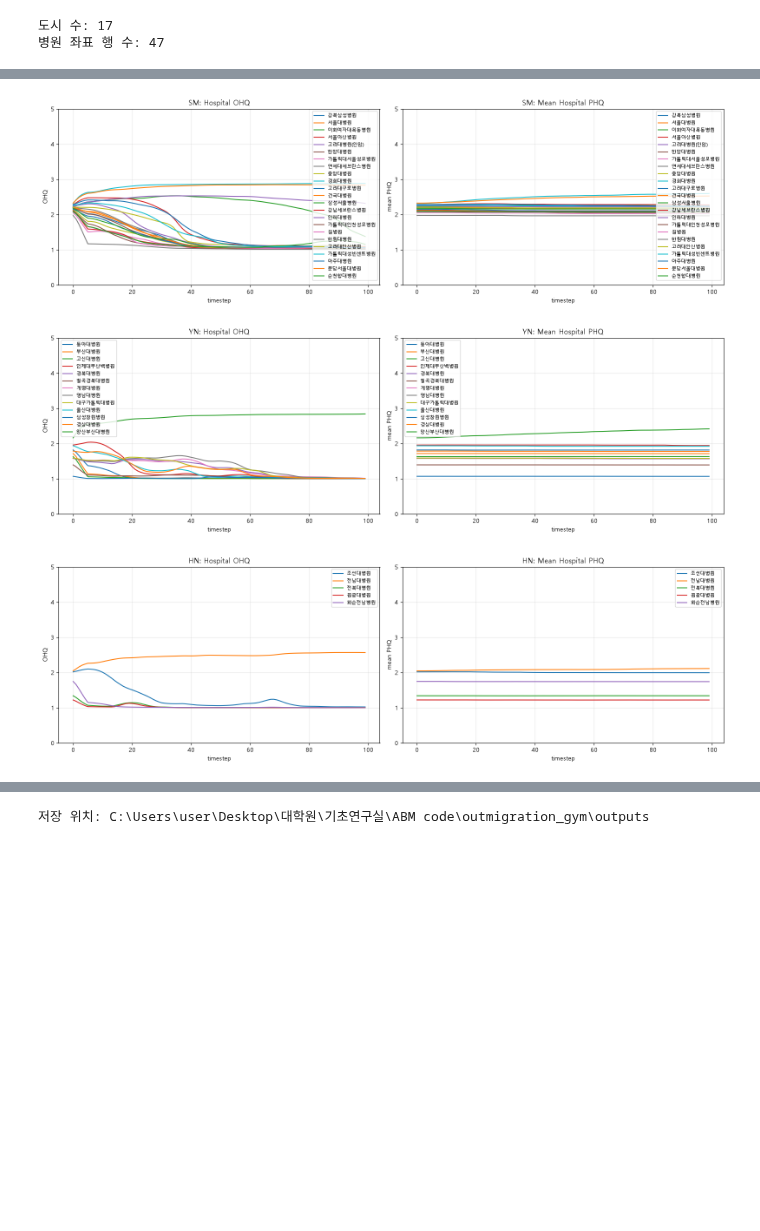
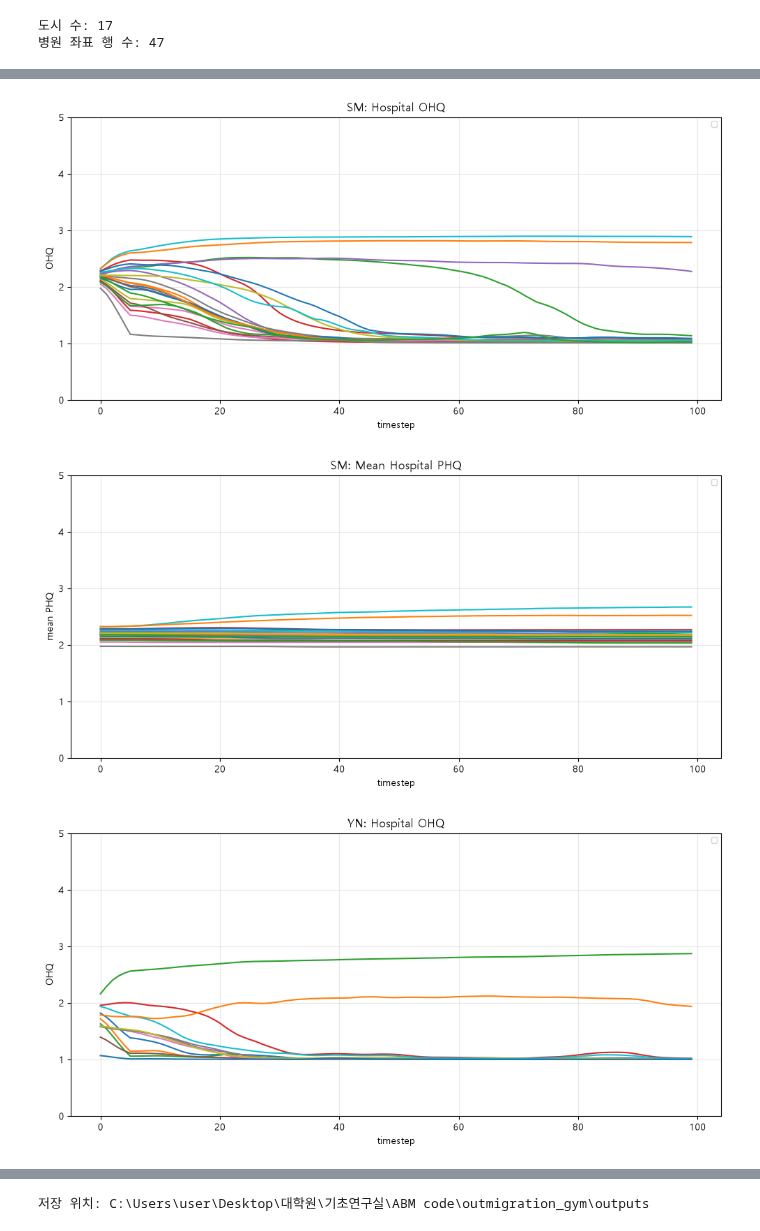
Before and after one commit to hshoon16/outmigration_gym, a Jupyter notebook: outmigration_runner.ipynb, the cells around one changed output, grey strips where cells are left out. Saved outputs shown, nothing was run; the diff lists cells and outputs as text; code cells hidden in the pictures; blank space fills up the shorter version.

```diff
--- a/outmigration_runner.ipynb
+++ b/outmigration_runner.ipynb
@@ -73,7 +73,7 @@ parameter_set.max_dt = 100
 # 2026-10-08: PHQ regional mean changes update mutable PRQ in this experiment mode.
 parameter_set.quality_model_version = 'phq_driven_prq'
 parameter_set.eta_PRQ_from_PHQ = 1.0
-parameter_set.n_p = 28
+parameter_set.n_p = 40
 parameter_set.cancer_duration = 10
 
 np.random.seed(42)
@@ -187,37 +212,45 @@ plt.show()
 # %%
 hospital_regions = sim.df_Hospital_info['REGION'].to_numpy()
 hospital_names = sim.df_Hospital_info['nm_hospital'].astype(str).to_numpy()
 timesteps = np.arange(parameter_set.max_dt)
 mean_PHQ_by_hospital = sim.achv_population_PHQ[:parameter_set.max_dt].mean(axis=1)
 
+# 2026-10-13: display OHQ and PHQ as separate notebook images so each can be copied directly.
+
 for region in pd.unique(hospital_regions):
     idx_hospitals = np.flatnonzero(hospital_regions == region)
-    fig, axes = plt.subplots(1, 2, figsize=(16, 5), sharex=True)
 
+    fig_ohq, ax_ohq = plt.subplots(figsize=(10, 5))
+    fig_phq, ax_phq = plt.subplots(figsize=(10, 5))
     for idx_hospital in idx_hospitals:
         label = hospital_names[idx_hospital]
-        axes[0].plot(timesteps, sim.achv_OHQ[:parameter_set.max_dt, idx_hospital], label=label)
-        axes[1].plot(timesteps, mean_PHQ_by_hospital[:, idx_hospital], label=label)
+        ax_ohq.plot(timesteps, sim.achv_OHQ[:parameter_set.max_dt, idx_hospital])
+        ax_phq.plot(timesteps, mean_PHQ_by_hospital[:, idx_hospital])
 
-    axes[0].set(title=f'{region}: Hospital OHQ', xlabel='timestep', ylabel='OHQ', ylim=(0, 5))
-    axes[1].set(title=f'{region}: Mean Hospital PHQ', xlabel='timestep', ylabel='mean PHQ', ylim=(0, 5))
-    for ax in axes:
+    ax_ohq.set(title=f'{region}: Hospital OHQ', xlabel='timestep', ylabel='OHQ', ylim=(0, 5))
+    ax_phq.set(title=f'{region}: Mean Hospital PHQ', xlabel='timestep', ylabel='mean PHQ', ylim=(0, 5))
+    for ax in (ax_ohq, ax_phq):
         ax.grid(alpha=0.3)
         ax.legend(loc='best', fontsize=8)
-    plt.tight_layout()
-    plt.show()
+
+    fig_ohq.tight_layout()
+    fig_phq.tight_layout()
+    display(fig_ohq)
+    display(fig_phq)
+    plt.close(fig_ohq)
+    plt.close(fig_phq)
 
 region_labels = list(parameter_set.dict_parameter_initial_PRQ.keys())
 mean_PRQ_by_region = sim.achv_population_PRQ[:parameter_set.max_dt].mean(axis=1)
 fig, ax = plt.subplots(figsize=(12, 5))
 for idx_region, region in enumerate(region_labels):
     ax.plot(timesteps, mean_PRQ_by_region[:, idx_region], label=region)
-ax.set(title='Mean PRQ by Region (PHQ-driven PRQ mode)', xlabel='timestep', ylabel='mean PRQ', ylim=(0,5))
+ax.set(title='Mean PRQ by Region (PHQ-driven PRQ mode)', xlabel='timestep', ylabel='mean PRQ', ylim=(2,3.5))
 ax.grid(alpha=0.3)
 ax.legend(title='region', loc='best')
 plt.tight_layout()
 plt.show()
 # %% [output]
-[figure, old version]
+[figure, new version]
-[figure, old version]
+[figure, new version]
-[figure, old version]
+[figure, new version]
```
Also changed, not shown: parts of 8 cells of this notebook, 11 other files.
